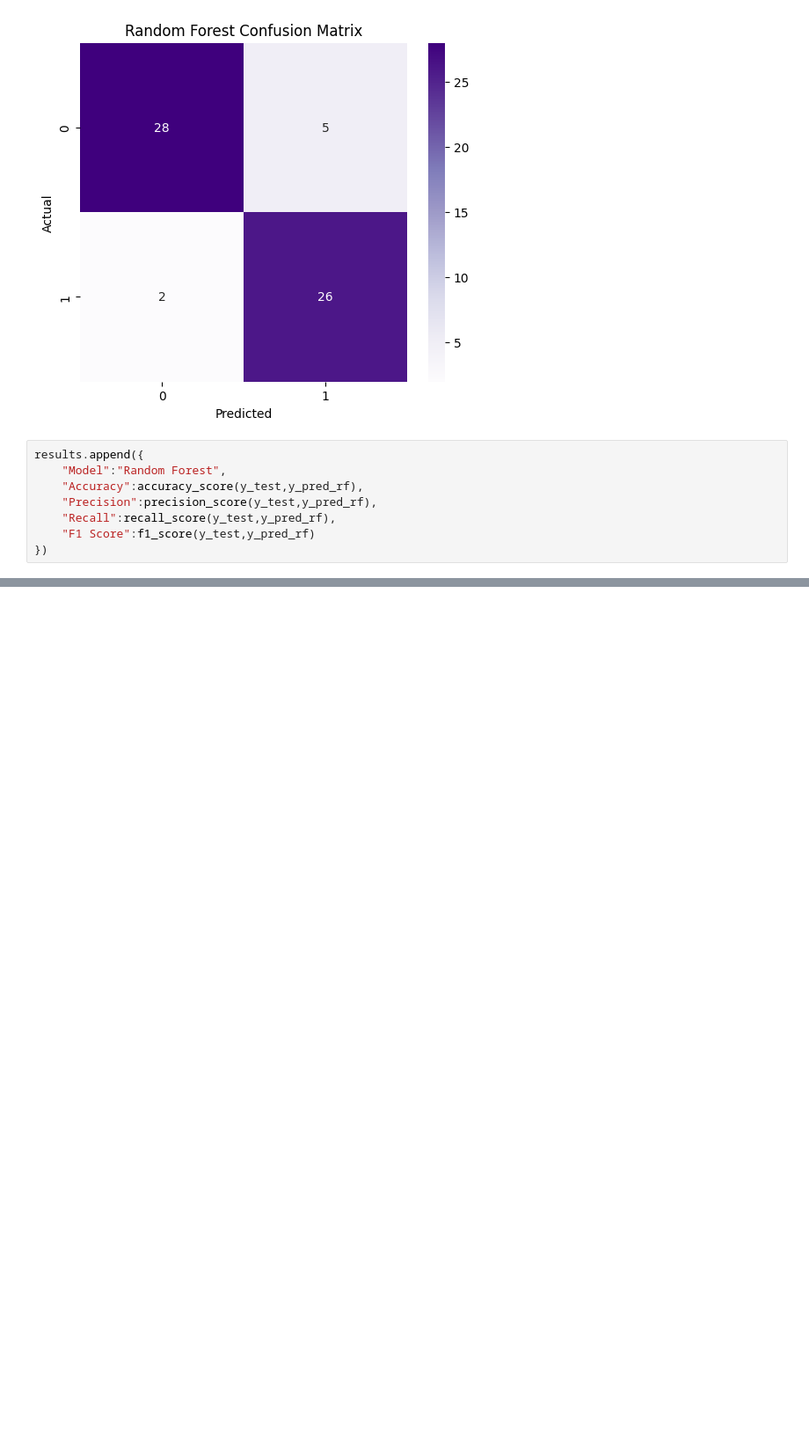
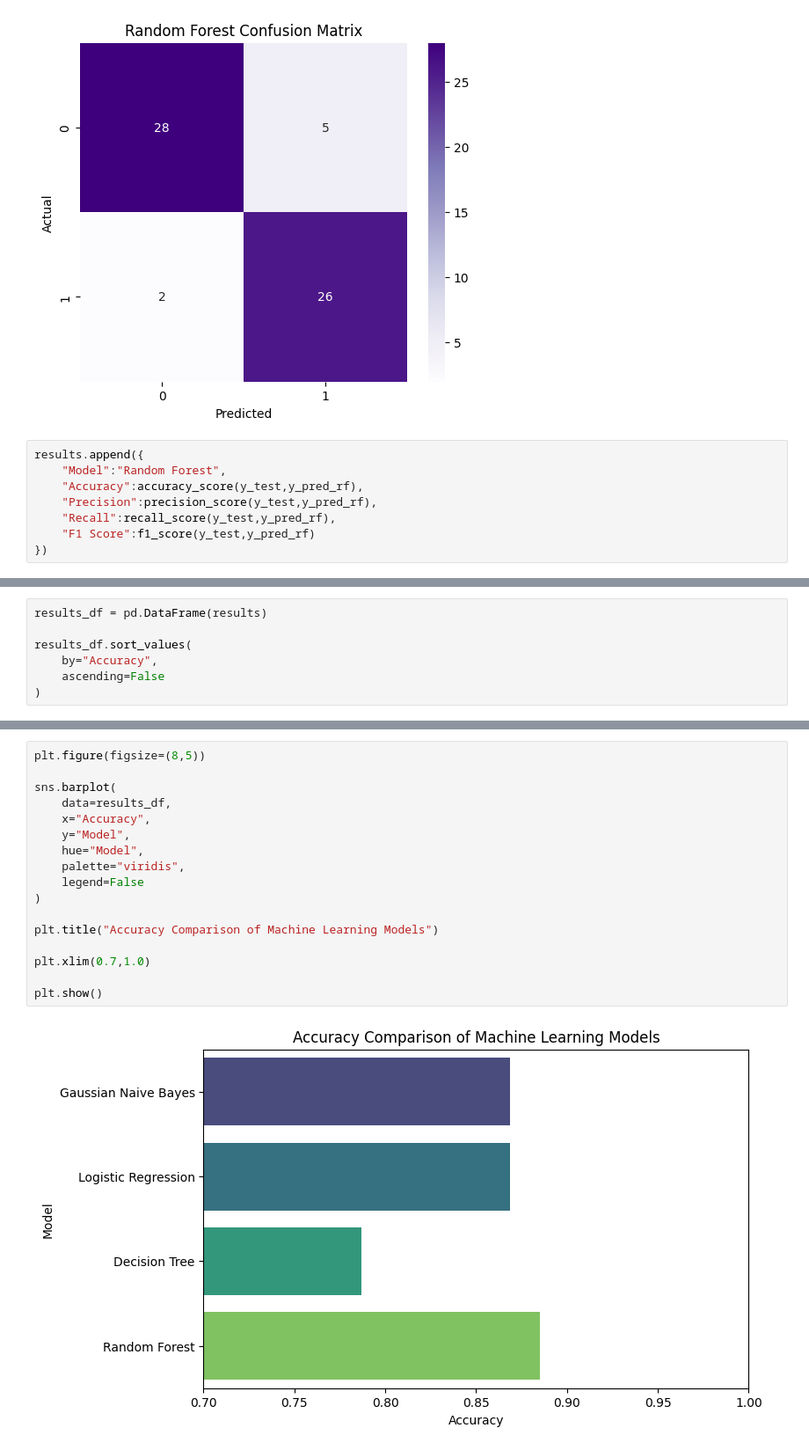
Before and after one commit to Saadiqpr/codealpha_tasks, a Jupyter notebook: Disease_Prediction/Disease_Prediction.ipynb, the cells around one changed output, grey strips where cells are left out. Shown at 88% size. Cells and saved outputs as stored; diff of their text form; blank space fills up the shorter version.

Commit message:
Complete machine learning pipeline and model evaluation

```diff
--- a/Disease_Prediction/Disease_Prediction.ipynb
+++ b/Disease_Prediction/Disease_Prediction.ipynb
@@ -807,0 +814,7 @@ results.append({
+# %%
+results_df = pd.DataFrame(results)
+
+results_df.sort_values(
+    by="Accuracy",
+    ascending=False
+)
@@ -807,0 +827,19 @@ results.append({
+# %%
+plt.figure(figsize=(8,5))
+
+sns.barplot(
+    data=results_df,
+    x="Accuracy",
+    y="Model",
+    hue="Model",
+    palette="viridis",
+    legend=False
+)
+
+plt.title("Accuracy Comparison of Machine Learning Models")
+
+plt.xlim(0.7,1.0)
+
+plt.show()
+# %% [output]
+[figure, added]
```
Also changed, not shown: parts of 14 cells of this notebook, 1 other file.
